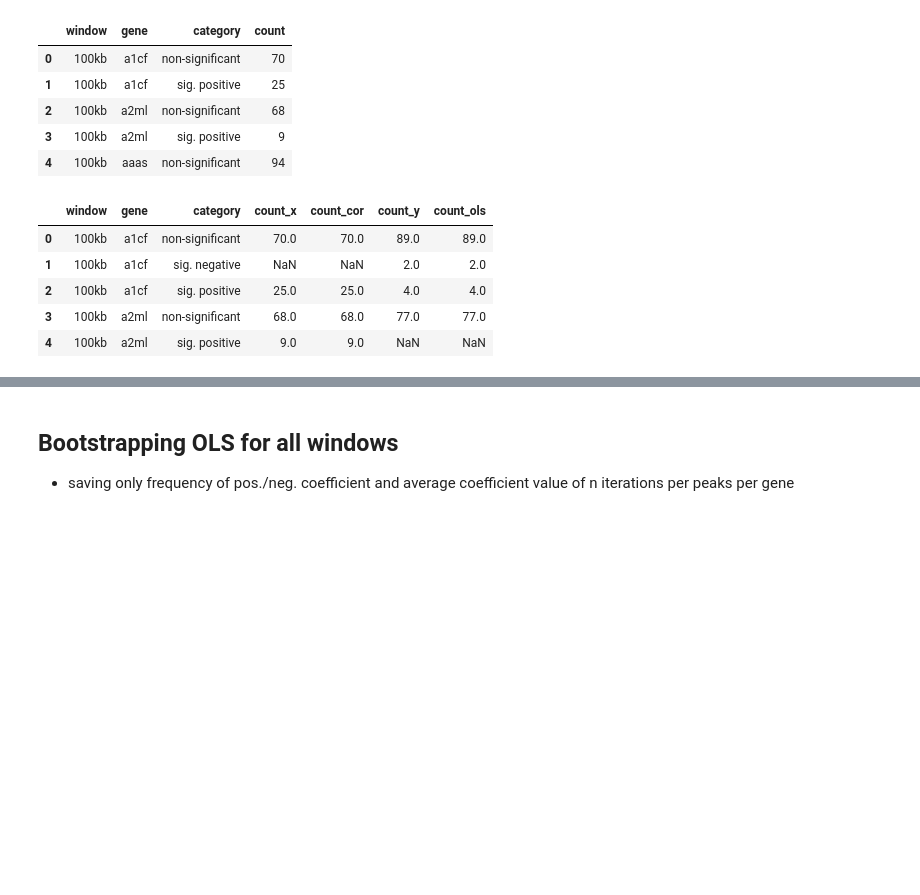
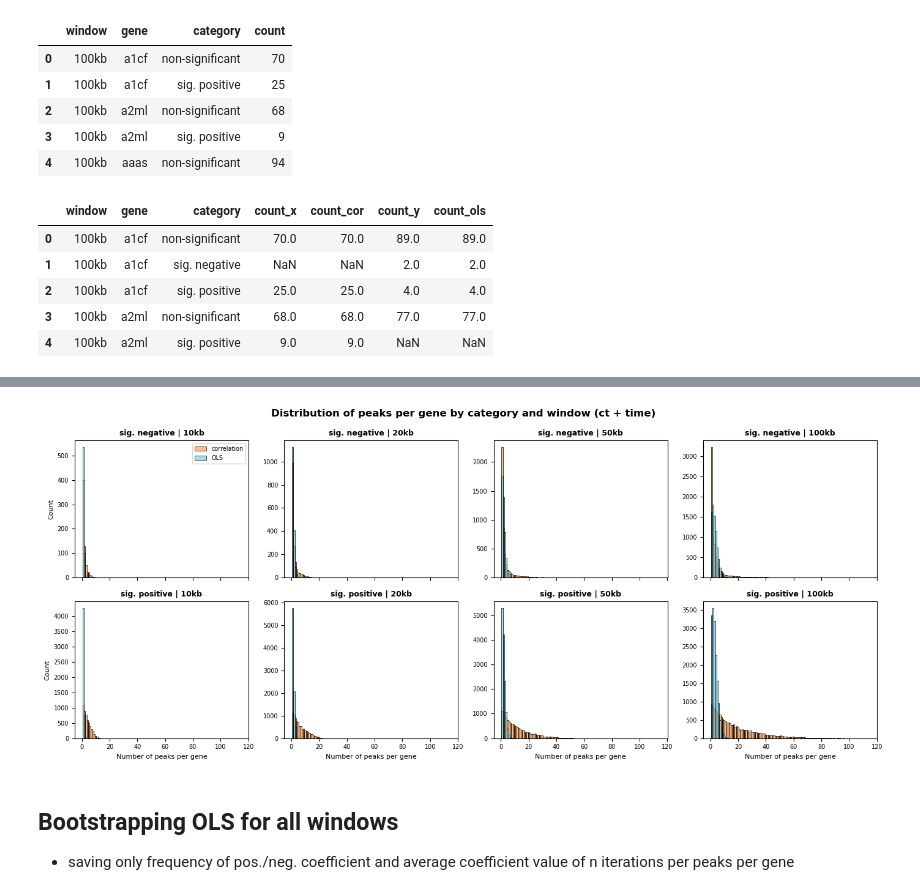
Before and after one commit to smin07/BA, a Jupyter notebook: notebooks/RNA_ATAC_ols_lm_ct_time.ipynb, the cells around one changed output, grey strips where cells are left out. Saved outputs shown, nothing was run; the diff lists cells and outputs as text; code cells hidden in the pictures; blank space fills up the shorter version.

```diff
--- a/notebooks/RNA_ATAC_ols_lm_ct_time.ipynb
+++ b/notebooks/RNA_ATAC_ols_lm_ct_time.ipynb
@@ -569,3 +935,87 @@ plt.show()
+# %%
+import matplotlib.pyplot as plt
+import seaborn as sns
+
+plot_df = agg_merged_df.dropna(subset=["count_cor", "count_ols", "window", "category"]).copy()
+plot_df["window"] = pd.Categorical(
+    plot_df["window"],
+    categories=["10kb", "20kb", "50kb", "100kb"],
+    ordered=True,
+)
+plot_df["category"] = pd.Categorical(
+    plot_df["category"],
+    categories=["sig. negative", "non-significant", "sig. positive"],
+    ordered=True,
+)
+
+plot_df_non = plot_df[plot_df["category"] != "non-significant"].copy()
+plot_df_non["category"] = pd.Categorical(
+    plot_df_non["category"],
+    categories=["sig. negative", "sig. positive"],
+    ordered=True,
+)
+
+window_labels = ["10kb", "20kb", "50kb", "100kb"]
+category_order = ["sig. negative", "sig. positive"]
+method_colors = {"correlation": "#fd7e16", "OLS": "#40c1e9"}
+
+fig, axes = plt.subplots(2, 4, figsize=(14, 6), sharex=True, sharey=False)
+
+for row_idx, cat in enumerate(category_order):
+    cat_data = plot_df_non[plot_df_non["category"] == cat]
+
+    for col_idx, win in enumerate(window_labels):
+        ax = axes[row_idx, col_idx]
+        win_data = cat_data[cat_data["window"] == win]
+
+        combined_counts = pd.concat([win_data["count_cor"], win_data["count_ols"]]).dropna()
+        if combined_counts.empty:
+            ax.set_axis_off()
+            continue
+
+        bin_edges = np.linspace(combined_counts.min(), combined_counts.max(), 16)
+        if np.unique(bin_edges).size < 2:
+            bin_edges = np.array([combined_counts.min() - 0.5, combined_counts.max() + 0.5])
+
+        # Plot correlation histogram
+        sns.histplot(
+            win_data["count_cor"],
+            #bins=bin_edges,
+            alpha=0.5,
+            label="correlation",
+            color=method_colors["correlation"],
+            edgecolor="black",
+            linewidth=0.5,
+            discrete=True,
+            ax = ax
+
+        )
+        # Plot OLS histogram
+        sns.histplot(
+            win_data["count_ols"],
+            #bins=bin_edges,
+            alpha=0.5,
+            label="OLS",
+            color=method_colors["OLS"],
+            edgecolor="black",
+            linewidth=0.5,
+            discrete=True,
+            ax = ax
+        )
+
+        ax.set_xlabel("Number of peaks per gene", fontsize=8)
+        ax.set_ylabel("Count" if col_idx == 0 else "", fontsize=8)
+        ax.set_title(f"{cat} | {win}", fontsize=9, fontweight="bold")
+        ax.tick_params(labelsize=7)
+
+        if row_idx == 0 and col_idx == 0:
+            ax.legend(loc="upper right", fontsize=7)
+
+fig.suptitle("Distribution of peaks per gene by category and window (ct + time)", fontsize=12, fontweight="bold", y=0.98)
+plt.tight_layout()
+plt.show()
+# %% [output]
+[figure, added]
 # %% [markdown]
 ## Bootstrapping OLS for all windows
 - saving only frequency of pos./neg. coefficient and average coefficient value of n iterations per peaks per gene
```
Also changed, not shown: parts of 7 cells of this notebook, 5 other files.
